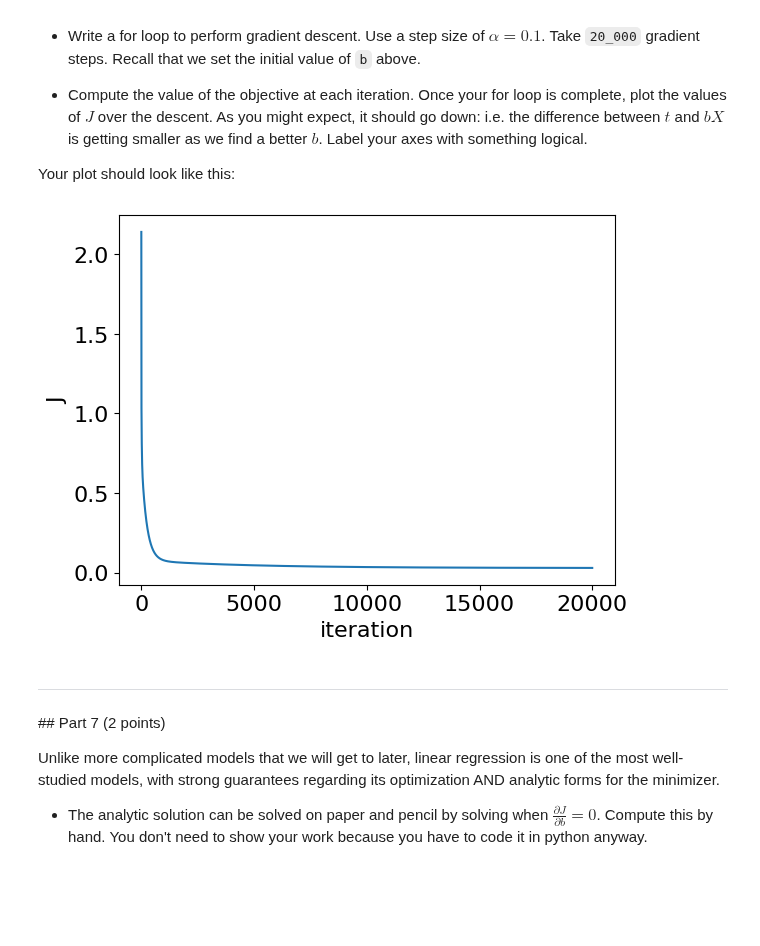
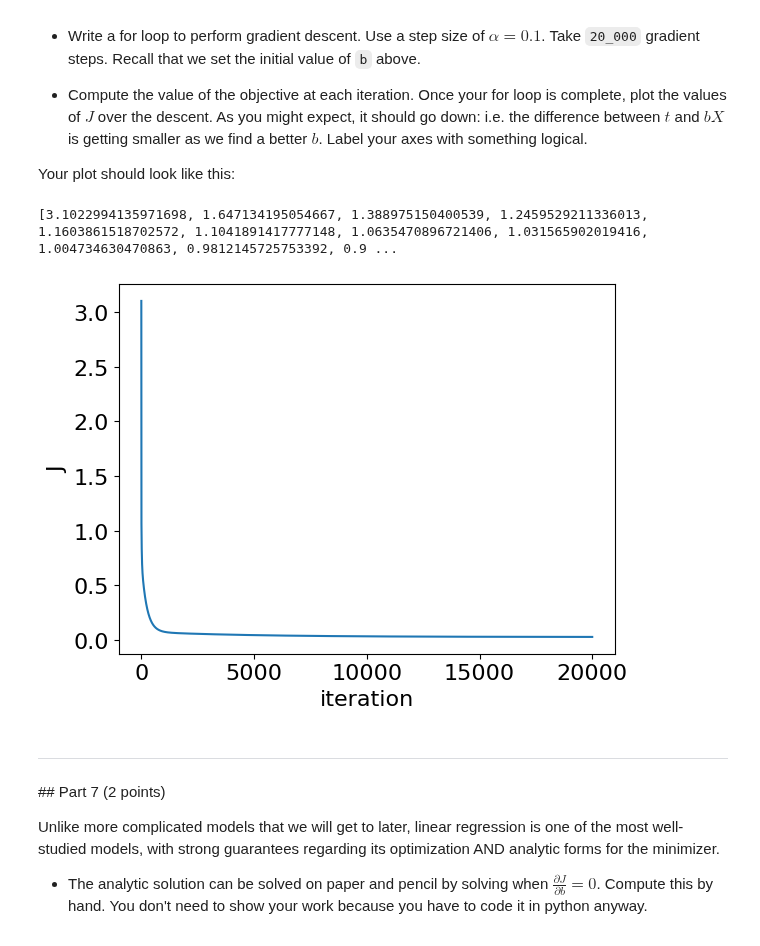
Before and after one commit to Urvi-M/BE559, a Jupyter notebook: Homework2_part1_v2.ipynb, the cells around one changed output. Saved outputs shown, nothing was run; the diff lists cells and outputs as text; code cells hidden in the pictures; blank space fills up the shorter version.

```diff
--- a/Homework2_part1_v2.ipynb
+++ b/Homework2_part1_v2.ipynb
@@ -226,22 +227,27 @@ Your plot should look like this:
 # %%
 a = 0.1
 steps = np.arange(0,20000)
 b = [[0]*n]*len(steps) #2000x10
 b[0] = b0
 dJ = [[0]*n]*len(steps)
 J = [0]*len(steps)
 J[0] =J0
 for i in steps-1:
   dJ[i] = (gradient(t,x,b[i]))
   b[i+1] = b[i] -a*(dJ[i])
   J[i+1] = ssd(x,b[i+1],t)
+B=np.array(b[-1])
+J[0] =J0
+print(J)
 
 plt.plot(steps,J)
 plt.xlabel('iteration')
+
 plt.ylabel('J')
 plt.show()
 # %% [output]
+[3.1022994135971698, 1.647134195054667, 1.388975150400539, 1.2459529211336013, 1.1603861518702572, 1.1041891417777148, 1.0635470896721406, 1.031565902019416, 1.004734630470863, 0.9812145725753392, 0.9 ...
-[figure, old version]
+[figure, new version]
 # %% [markdown]
 ---
 ## Part 7 (2 points)
```
Also changed, not shown: parts of 7 cells of this notebook.
